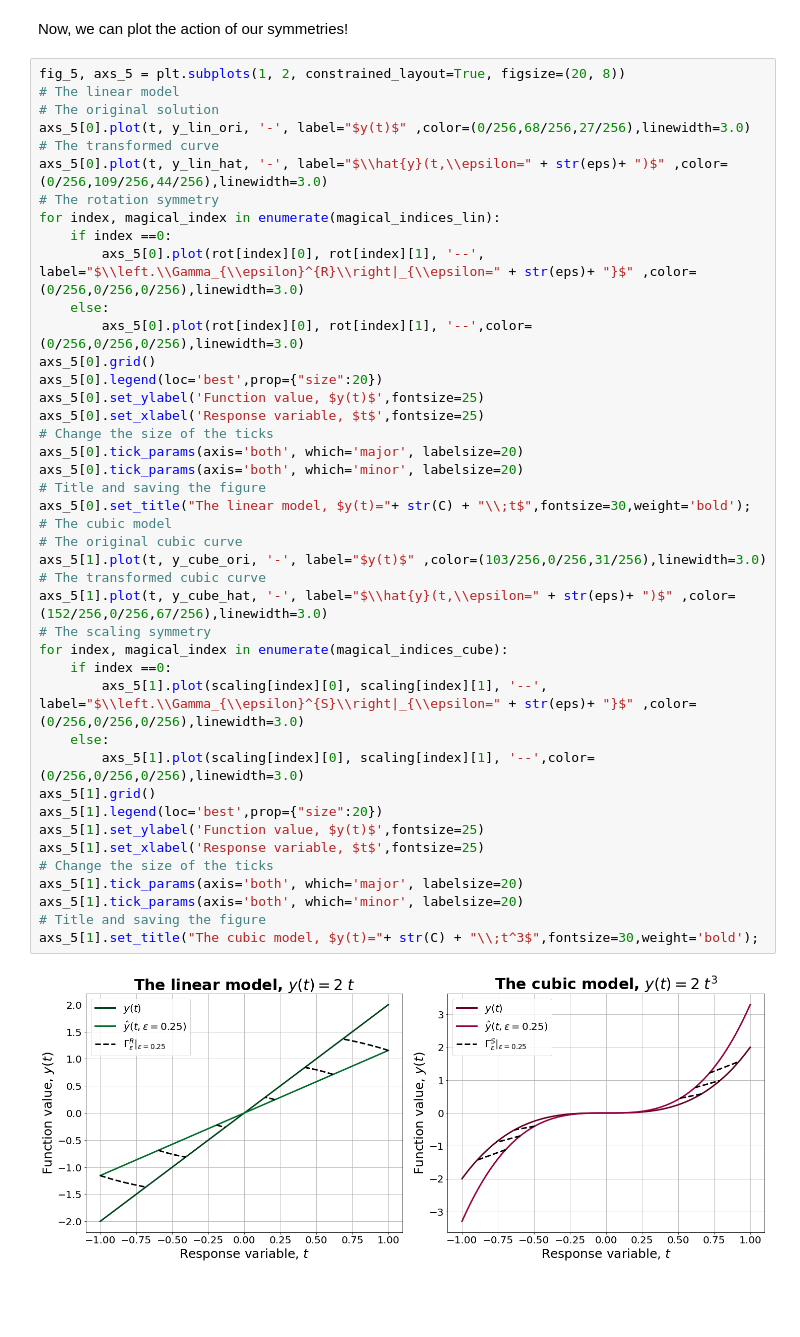
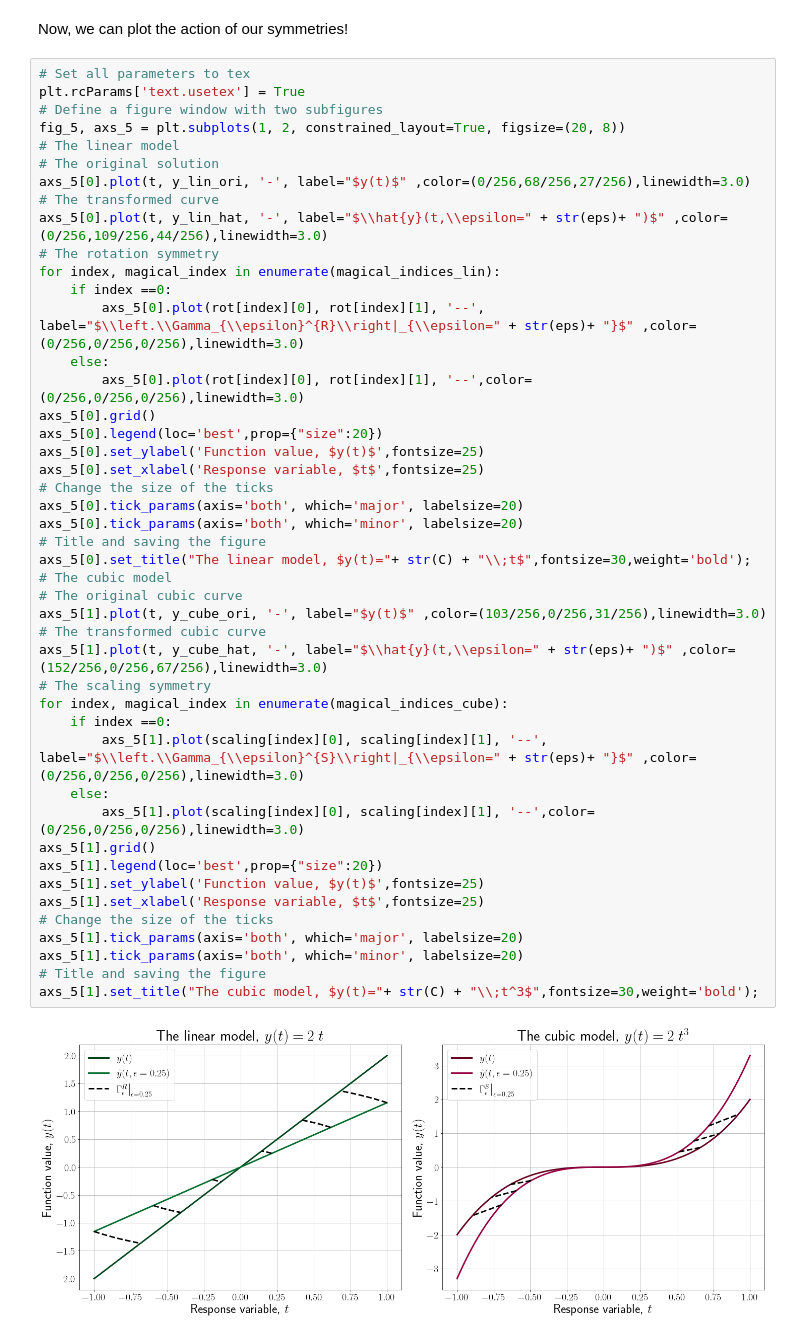
Before and after one commit to JohannesBorgqvist/transforming_data_with_symmetries, a Jupyter notebook: Code/transforming_data_with_symmetries.ipynb, the cells around one changed output. Cells and saved outputs as stored; diff of their text form; blank space fills up the shorter version.

```diff
--- a/Code/transforming_data_with_symmetries.ipynb
+++ b/Code/transforming_data_with_symmetries.ipynb
@@ -95,6 +95,9 @@ for magical_index in magical_indices_cube:
 # %% [markdown]
 Now, we can plot the action of our symmetries!
 # %%
+# Set all parameters to tex
+plt.rcParams['text.usetex'] = True
+# Define a figure window with two subfigures
 fig_5, axs_5 = plt.subplots(1, 2, constrained_layout=True, figsize=(20, 8))
 # The linear model
 # The original solution
@@ -110,31 +113,31 @@ for index, magical_index in enumerate(magical_indices_lin):
 axs_5[0].grid()
 axs_5[0].legend(loc='best',prop={"size":20})
 axs_5[0].set_ylabel('Function value, $y(t)$',fontsize=25)
 axs_5[0].set_xlabel('Response variable, $t$',fontsize=25)
 # Change the size of the ticks
 axs_5[0].tick_params(axis='both', which='major', labelsize=20)
 axs_5[0].tick_params(axis='both', which='minor', labelsize=20)
 # Title and saving the figure
 axs_5[0].set_title("The linear model, $y(t)="+ str(C) + "\\;t$",fontsize=30,weight='bold');
 # The cubic model
 # The original cubic curve
 axs_5[1].plot(t, y_cube_ori, '-', label="$y(t)$" ,color=(103/256,0/256,31/256),linewidth=3.0)
 # The transformed cubic curve
 axs_5[1].plot(t, y_cube_hat, '-', label="$\\hat{y}(t,\\epsilon=" + str(eps)+ ")$" ,color=(152/256,0/256,67/256),linewidth=3.0)
 # The scaling symmetry
 for index, magical_index in enumerate(magical_indices_cube):
     if index ==0:
         axs_5[1].plot(scaling[index][0], scaling[index][1], '--', label="$\\left.\\Gamma_{\\epsilon}^{S}\\right|_{\\epsilon=" + str(eps)+ "}$" ,color=(0/256,0/256,0/256),linewidth=3.0)
     else:
         axs_5[1].plot(scaling[index][0], scaling[index][1], '--',color=(0/256,0/256,0/256),linewidth=3.0)
 axs_5[1].grid()
 axs_5[1].legend(loc='best',prop={"size":20})
 axs_5[1].set_ylabel('Function value, $y(t)$',fontsize=25)
 axs_5[1].set_xlabel('Response variable, $t$',fontsize=25)
 # Change the size of the ticks
 axs_5[1].tick_params(axis='both', which='major', labelsize=20)
 axs_5[1].tick_params(axis='both', which='minor', labelsize=20)
 # Title and saving the figure
 axs_5[1].set_title("The cubic model, $y(t)="+ str(C) + "\\;t^3$",fontsize=30,weight='bold');
 # %% [output]
-[figure, old version]
+[figure, new version]
```
